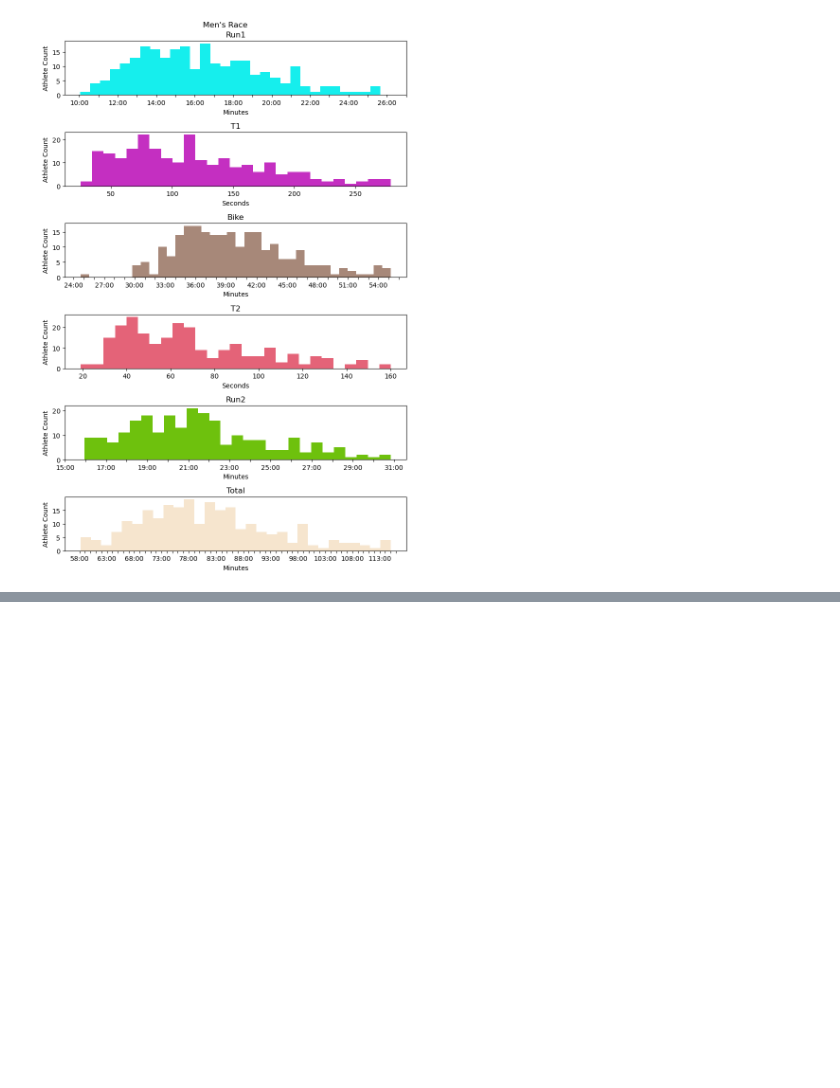
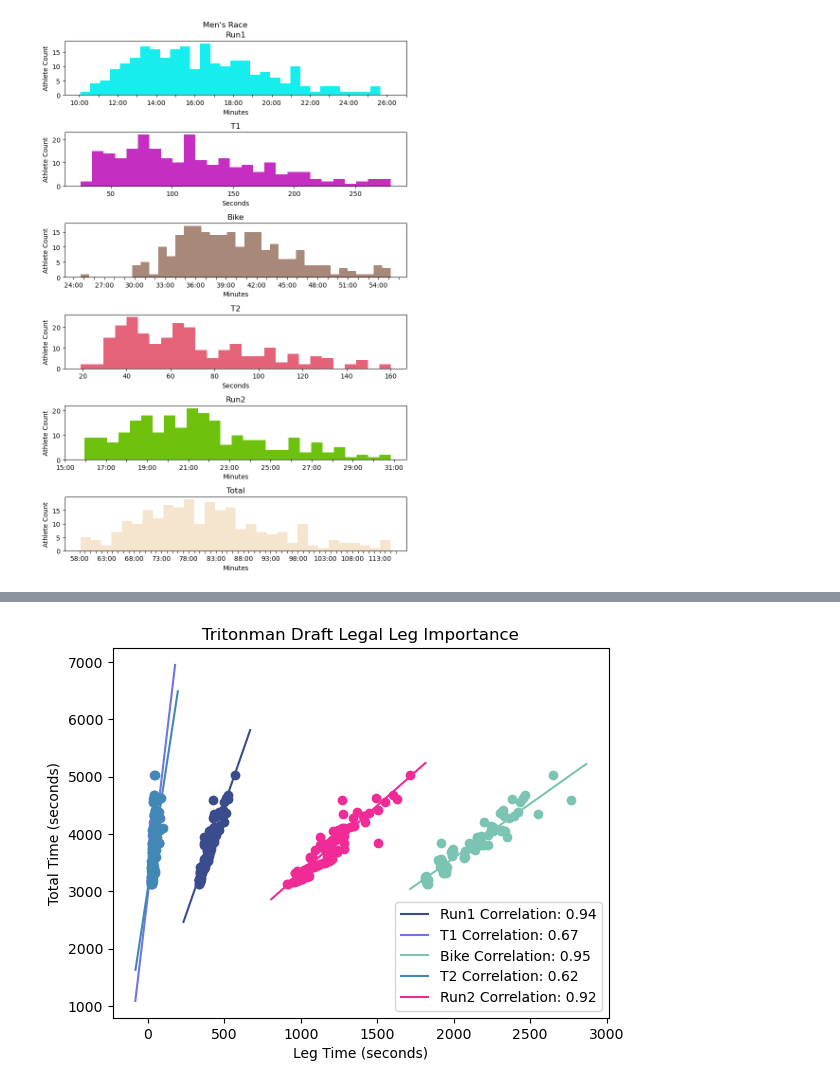
Before and after one commit to lukasrhoades/enduro-hub, a Jupyter notebook: tritonman.ipynb, the cells around one changed output, grey strips where cells are left out. Saved outputs shown, nothing was run; the diff lists cells and outputs as text; code cells hidden in the pictures; blank space fills up the shorter version.

```diff
--- a/tritonman.ipynb
+++ b/tritonman.ipynb
@@ -322,0 +327,15 @@ Text(0, 0.5, 'Total Time (seconds)')
+# %%
+dl_test_lr = to_timedelta(dl)
+dl_test_lr.dropna(inplace=True)
+legs = ["Run1", "T1", "Bike", "T2", "Run2"]
+for leg in legs:
+    lin_reg(dl_test_lr, leg)
+plt.legend();
+ax = plt.gca()
+ax.set_title("Tritonman Draft Legal Leg Importance")
+ax.set_xlabel("Leg Time (seconds)")
+ax.set_ylabel("Total Time (seconds)")
+
+plt.show()
+# %% [output]
+[figure, added]
```
Also changed, not shown: parts of 5 cells of this notebook.
